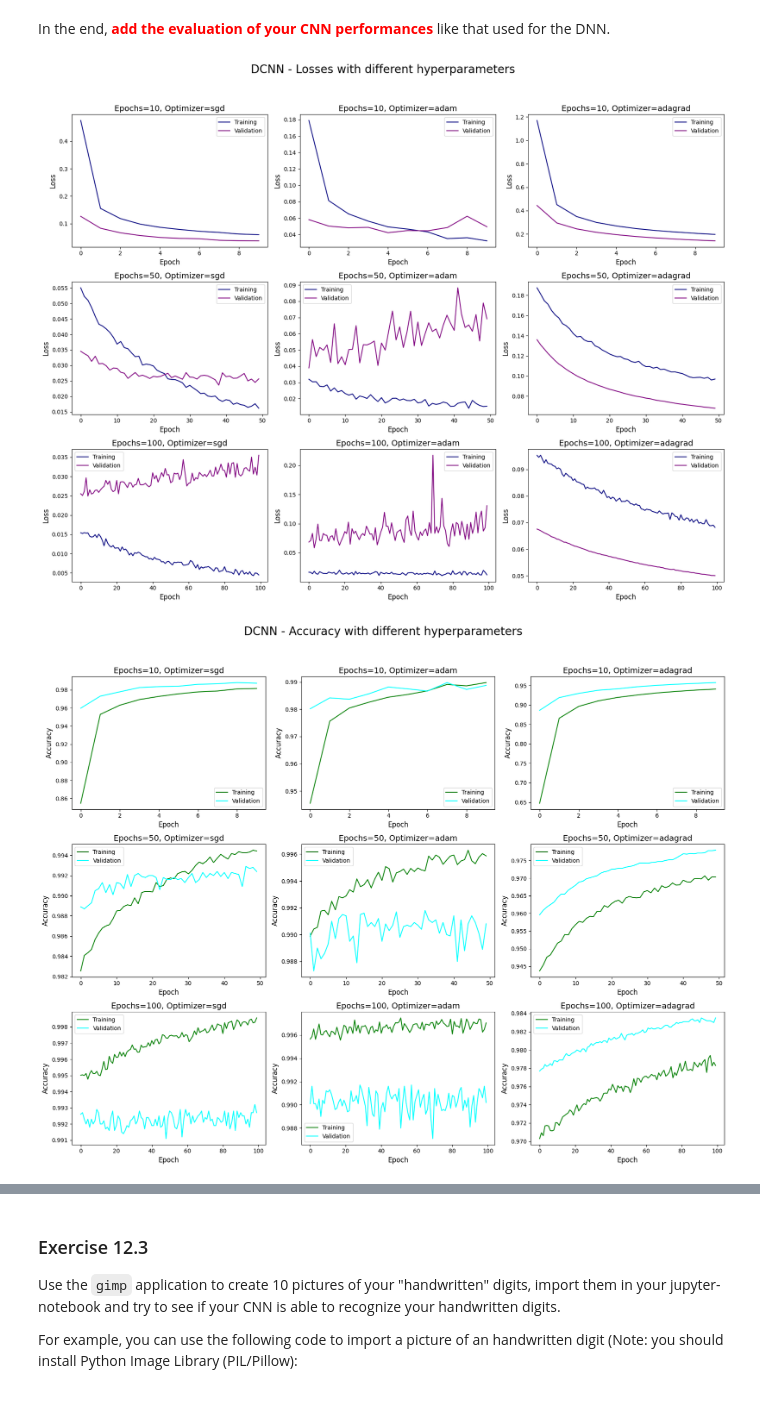
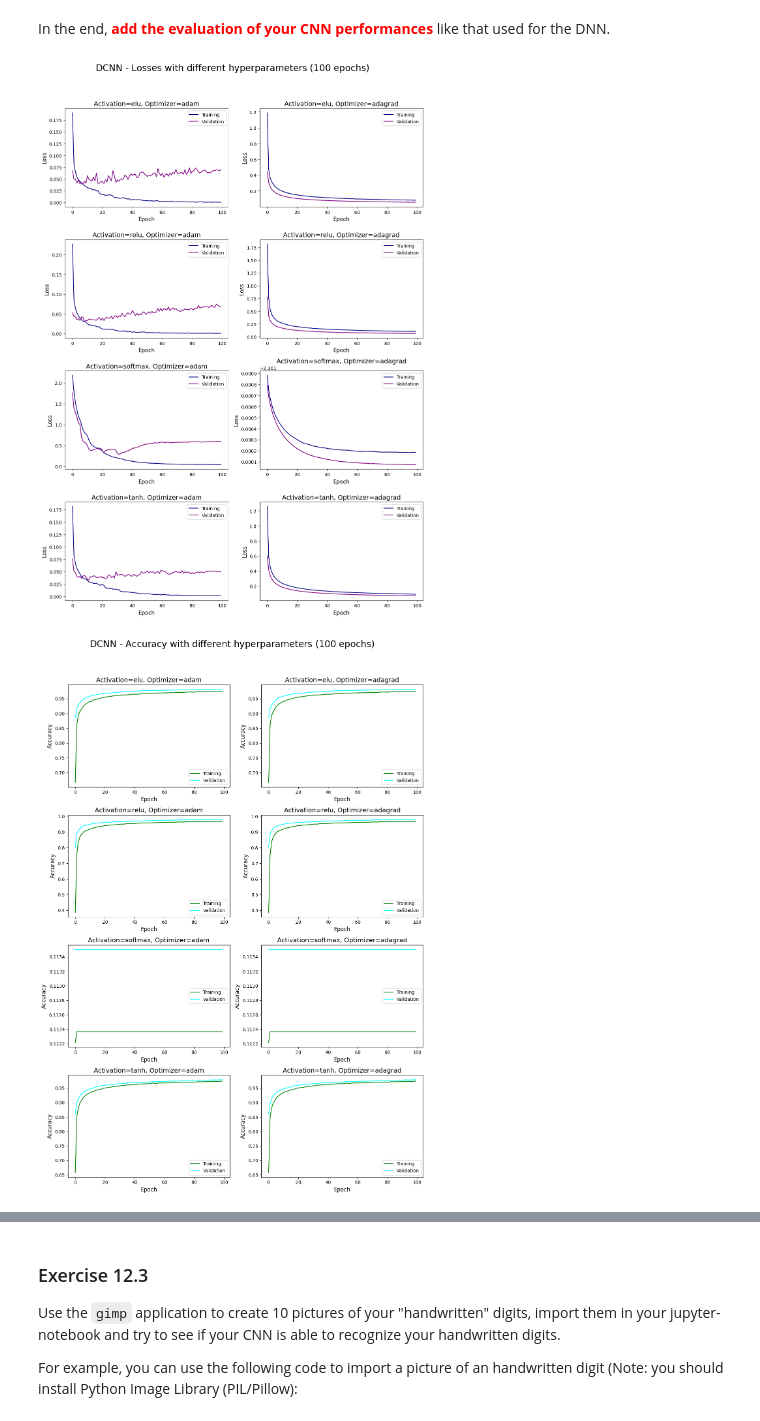
Before and after one commit to lazzerialberto/sim_numerica, a Jupyter notebook: lezione_12/LSN_Exercises_12.ipynb, the cells around one changed output, grey strips where cells are left out. Saved outputs shown, nothing was run; the diff lists cells and outputs as text; code cells hidden in the pictures.

```diff
--- a/lezione_12/LSN_Exercises_12.ipynb
+++ b/lezione_12/LSN_Exercises_12.ipynb
@@ -481,25 +472,34 @@ One can ask the question of whether a neural net can learn to recognize such loc
 ### Exercise 12.2
 
 Change the architecture of your DNN using convolutional layers. Use `Conv2D`, `MaxPooling2D`, `Dropout`, but also do not forget `Flatten`, a standard `Dense` layer and `soft-max` in the end. I have merged step 2 and 3 in the following definition of `create_CNN()` that **<span style="color:red">you should complete</span>**:
+# %%
+optimizers=['adam','adagrad']
+activ=['elu','relu','softmax','tanh']
+reduce_lr = tf.keras.callbacks.ReduceLROnPlateau(
+    monitor='val_loss',
+    factor=0.75,
+    patience=10,
+    min_lr=1e-6
+)
 # %%
 from keras.models import Sequential
 from keras.layers import Dense, Dropout
 
-def create_CNN(i):
+def create_CNN(optim,activation):
     # instantiate model
     model = Sequential()
-    model.add(Conv2D(10, kernel_size=(5, 5), activation='elu', input_shape=input_shape))
+    model.add(Conv2D(10, kernel_size=(5, 5), activation=activation, input_shape=input_shape))
     model.add(MaxPooling2D(pool_size=(2, 2), strides=(2, 2)))                                   # 12 x 12 x 10
-    model.add(Conv2D(16, kernel_size=(5, 5), activation='elu', input_shape=input_shape))        # 8 x 8 x 16
+    model.add(Conv2D(16, kernel_size=(5, 5), activation=activation, input_shape=input_shape))        # 8 x 8 x 16
     model.add(MaxPooling2D(pool_size=(2, 2), strides=(2, 2)))                                   # 4 x 4 x 16
     model.add(Flatten())
-    model.add(Dense(256, activation='elu'))
+    model.add(Dense(256, activation=activation))
     model.add(Dropout(0.5))
-    model.add(Dense(64, activation='elu'))
+    model.add(Dense(64, activation=activation))
     model.add(Dense(10, activation='softmax'))
 
     # compile the model
-    model.compile(loss=keras.losses.categorical_crossentropy, optimizer=optimizers[i], metrics=['acc'])
+    model.compile(loss=keras.losses.categorical_crossentropy, optimizer=optim, metrics=['acc'])
     return model
 # %% [markdown]
 Train your DCNN and evaluate its performance proceeding exactly as before:
@@ -550,39 +537,41 @@ WARNING:absl:You are saving your model as an HDF5 file via `model.save()` or `ke
 # %% [markdown]
 In the end, **<span style="color:red">add the evaluation of your CNN performances</span>** like that used for the DNN.
 # %%
-fig, axes = plt.subplots(len(n_epochs), len(optimizers), figsize=(17, 14), sharex=False, sharey=False)
-fig.suptitle('DCNN - Losses with different hyperparameters', fontsize=20)
-
-for i, epoch in enumerate(n_epochs):
+fig, axes = plt.subplots(len(activ), len(optimizers), figsize=(12, 18), sharex=False, sharey=False)
+fig.suptitle(r'DCNN - Losses with different hyperparameters ($100$ epochs)', fontsize=20)
+loaded_history_cnn={}
+for i, activation in enumerate(activ):
     for j, optim in enumerate(optimizers):
         ax = axes[i,j]
-        key = f'step_{j}_{i}'
-        if key in history_cnn:
-            ax.plot(history_cnn[key].history['loss'],c='navy', label=r'Training')
-            ax.plot(history_cnn[key].history['val_loss'],c='purple', label=r'Validation')
+        key = f'step_{optim}_{activation}'
+        with open("DCNN/History_"+optim+"_"+activation+".json", 'r') as f:
+            loaded_history_cnn[key] = json.load(f)
+        if key in loaded_history_cnn:
+            ax.plot(loaded_history_cnn[key]['loss'],c='navy', label=r'Training')
+            ax.plot(loaded_history_cnn[key]['val_loss'],c='purple', label=r'Validation')
 
-        ax.set_title(f'Epochs={epoch}, Optimizer={optim}',fontsize=14)
+        ax.set_title(f'Activation={activation}, Optimizer={optim}',fontsize=14)
         ax.legend()
         ax.set_xlabel('Epoch',fontsize=12)
         ax.set_ylabel('Loss',fontsize=12)
 
 plt.tight_layout(rect=[0, 0.03, 1, 0.95])
 plt.show()
 # %% [output]
-[figure, old version]
+[figure, new version]
 # %%
-fig, axes = plt.subplots(len(n_epochs), len(optimizers), figsize=(17, 14), sharex=False, sharey=False)
-fig.suptitle('DCNN - Accuracy with different hyperparameters', fontsize=20)
+fig, axes = plt.subplots(len(activ), len(optimizers), figsize=(12, 18), sharex=False, sharey=False)
+fig.suptitle(r'DCNN - Accuracy with different hyperparameters ($100$ epochs)', fontsize=20)
 
-for i, epoch in enumerate(n_epochs):
+for i, activation in enumerate(activ):
     for j, optimizer in enumerate(optimizers):
         ax = axes[i, j]
-        key = f'step_{j}_{i}'
-        if key in history_cnn:
-            ax.plot(history_cnn[key].history['acc'],c='green', label=r'Training')
-            ax.plot(history_cnn[key].history['val_acc'],c='cyan', label=r'Validation')
+        key = f'step_{optim}_{activation}'
+        if key in loaded_history_cnn:
+            ax.plot(loaded_history_cnn[key]['acc'],c='green', label=r'Training')
+            ax.plot(loaded_history_cnn[key]['val_acc'],c='cyan', label=r'Validation')
 
-        ax.set_title(f'Epochs={epoch}, Optimizer={optimizer}',fontsize=14)
+        ax.set_title(f'Activation={activation}, Optimizer={optimizer}',fontsize=14)
         ax.legend()
         ax.set_xlabel('Epoch',fontsize=12)
         ax.set_ylabel('Accuracy',fontsize=12)
@@ -590,5 +579,5 @@ for i, epoch in enumerate(n_epochs):
 plt.tight_layout(rect=[0, 0.03, 1, 0.95])
 plt.show()
 # %% [output]
-[figure, old version]
+[figure, new version]
 # %%
```
Also changed, not shown: parts of 15 cells of this notebook, 52 other files.
